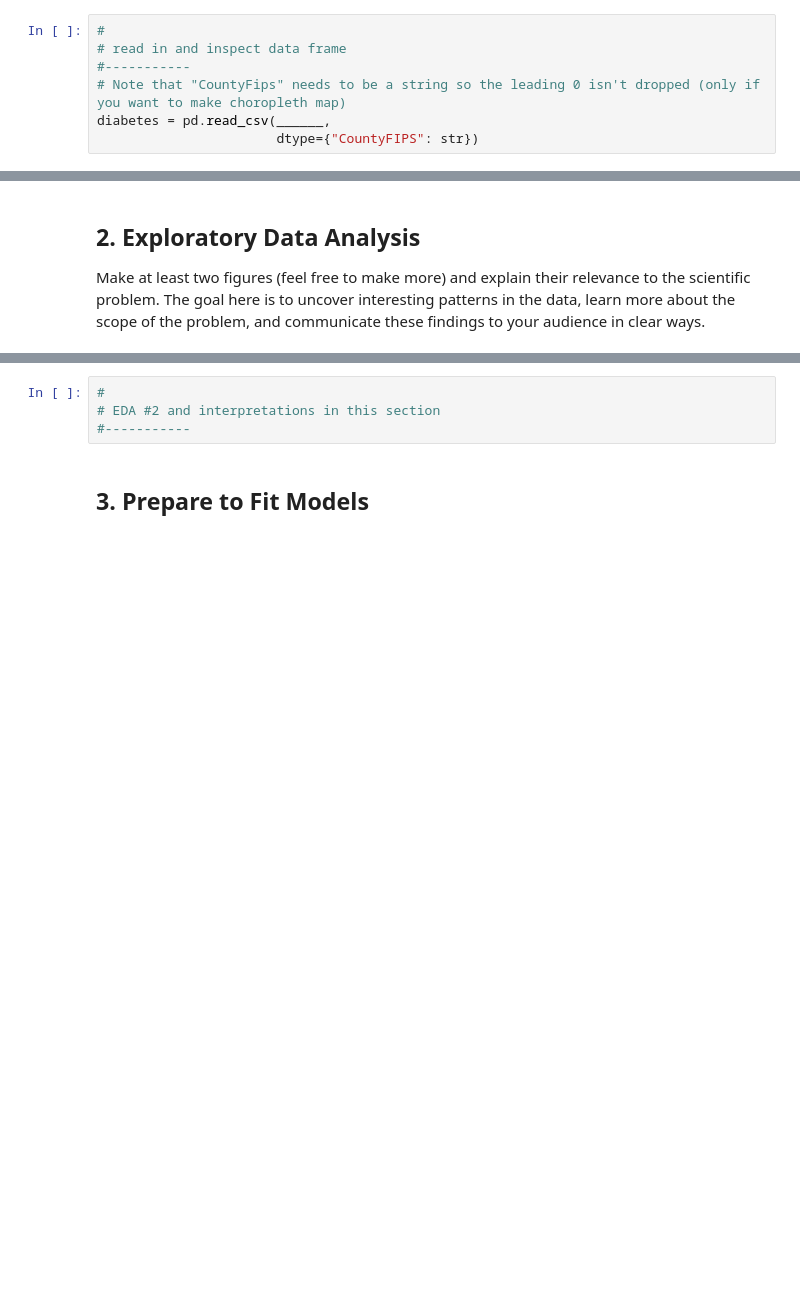
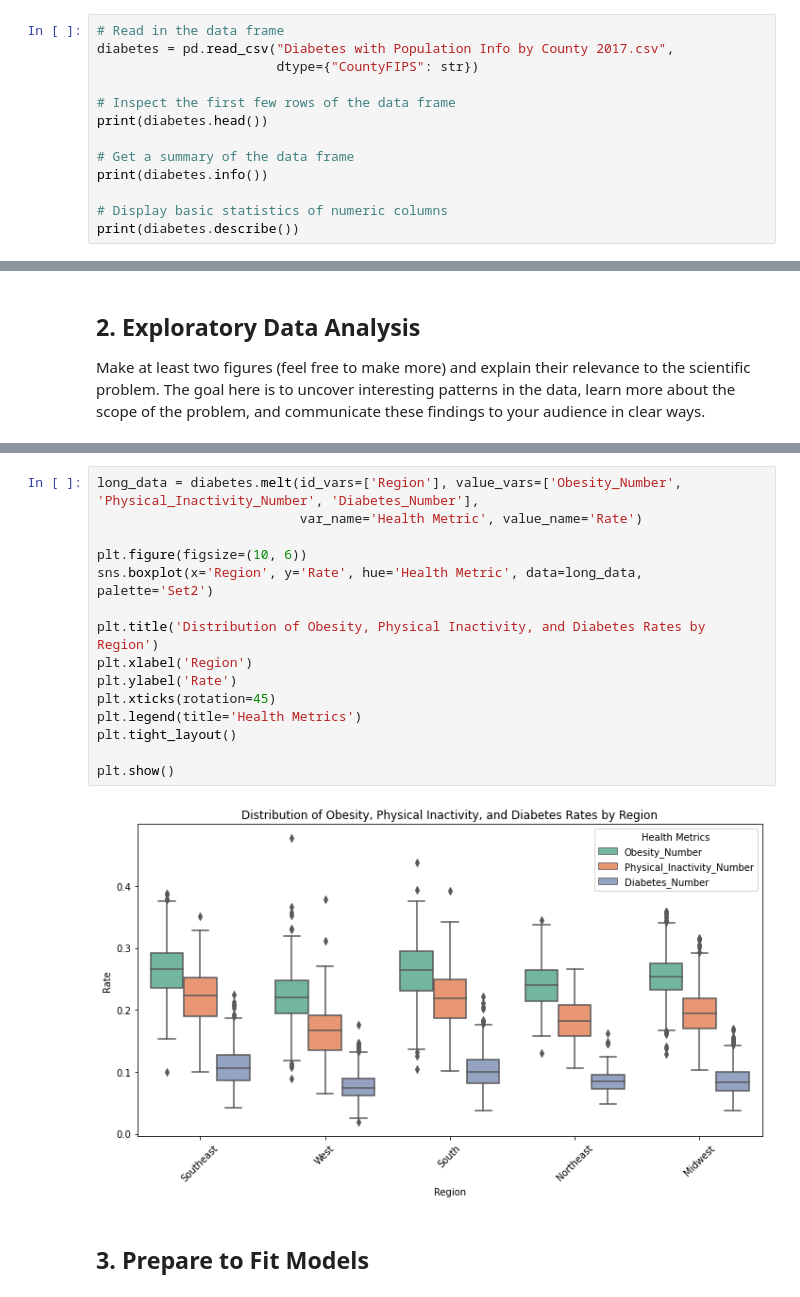
Before and after one commit to mdombrow/Computational-Social-Science-Projects, a Jupyter notebook: Project_2/Project 2 Students.ipynb, the cells around one changed output, grey strips where cells are left out. Cells and saved outputs as stored; diff of their text form; blank space fills up the shorter version.

```diff
--- a/Project_2/Project 2 Students.ipynb
+++ b/Project_2/Project 2 Students.ipynb
@@ -33,9 +33,15 @@ np.random.seed(273)
 #### b) Read in and inspect data frame
 Read in the data frame and look at some of its attributes. Read in the data contained in the projoect folder: "Diabetes with Population Info by County 2017.csv".
 # %%
-#
-# read in and inspect data frame
-#-----------
-# Note that "CountyFips" needs to be a string so the leading 0 isn't dropped (only if you want to make choropleth map)
-diabetes = pd.read_csv(______,
+# Read in the data frame
+diabetes = pd.read_csv("Diabetes with Population Info by County 2017.csv",
                        dtype={"CountyFIPS": str})
+
+# Inspect the first few rows of the data frame
+print(diabetes.head())
+
+# Get a summary of the data frame
+print(diabetes.info())
+
+# Display basic statistics of numeric columns
+print(diabetes.describe())
@@ -256,7 +416,20 @@ Make at least two figures (feel free to make more) and explain their relevance t
 # %%
-#
-# EDA #2 and interpretations in this section
-#-----------
+long_data = diabetes.melt(id_vars=['Region'], value_vars=['Obesity_Number', 'Physical_Inactivity_Number', 'Diabetes_Number'],
+                          var_name='Health Metric', value_name='Rate')
+
+plt.figure(figsize=(10, 6))
+sns.boxplot(x='Region', y='Rate', hue='Health Metric', data=long_data, palette='Set2')
+
+plt.title('Distribution of Obesity, Physical Inactivity, and Diabetes Rates by Region')
+plt.xlabel('Region')
+plt.ylabel('Rate')
+plt.xticks(rotation=45)
+plt.legend(title='Health Metrics')
+plt.tight_layout()
+
+plt.show()
+# %% [output]
+[figure, added]
 # %% [markdown]
 ## 3. Prepare to Fit Models
 # %% [markdown]
```
Also changed, not shown: parts of 33 cells of this notebook.
